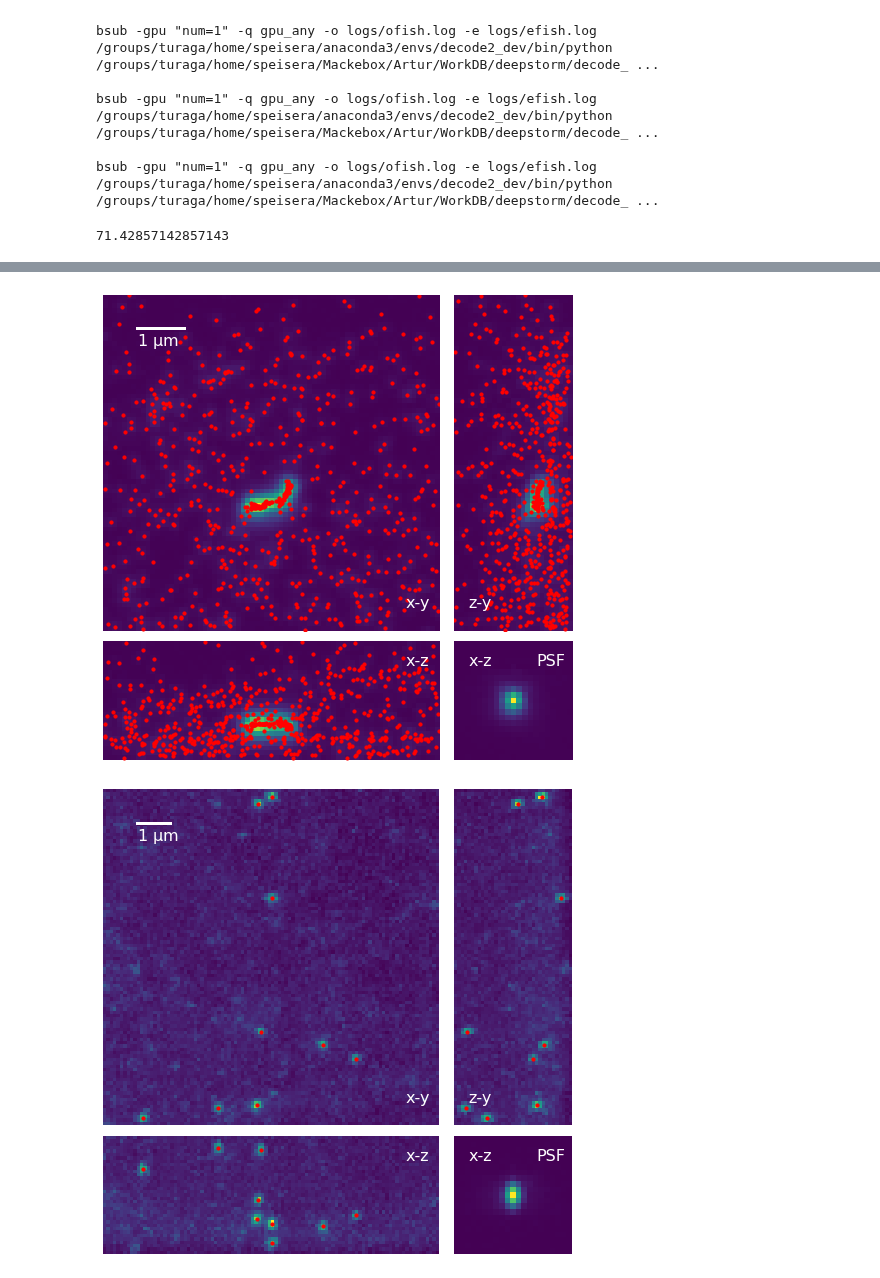
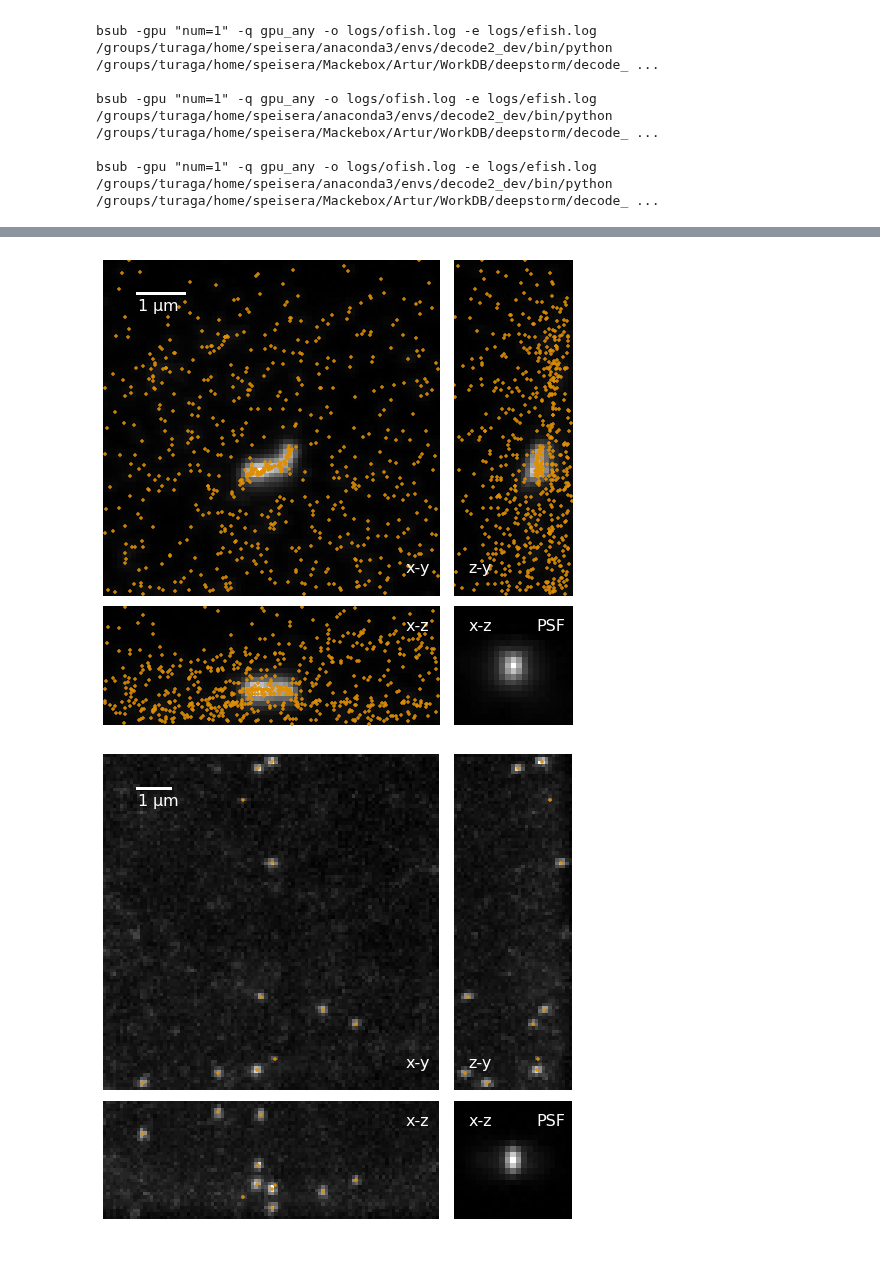
Before and after one commit to TuragaLab/decode_fish, a Jupyter notebook: figures/Real_fig.ipynb, the cells around one changed output, grey strips where cells are left out. Cells and saved outputs as stored; diff of their text form; code cells hidden in the pictures.

```diff
--- a/figures/Real_fig.ipynb
+++ b/figures/Real_fig.ipynb
@@ -15,15 +15,15 @@ base_string = f'bsub -gpu "num=1" -q gpu_any -o logs/ofish.log -e logs/efish.log
 
 exps = ['msp300', 'N2_352', 'rab11', 'scrib', 'sgg', 'Dlg1']
 ver = 'f1'
-name = 'f1_none'
+name = 'f1_max'
 
 with open('run_slurm.sh', 'w') as f:
     for exp in exps:
         cfg = OmegaConf.load(f'../config/experiment/{exp}_{ver}.yaml')
 
-        model_path = cfg.output.save_dir + '_none/model.pkl'
+        model_path = cfg.output.save_dir + '_max/model.pkl'
         image_path =  str(Path(cfg.data_path.image_path).parent) + f'/{exp}*.tif'
-        out_file = f'/groups/turaga/home/speisera/Mackebox/Artur/WorkDB/deepstorm/decode_fish/data/results/{exp}_{ver}.csv'
+        out_file = f'/groups/turaga/home/speisera/Mackebox/Artur/WorkDB/deepstorm/decode_fish/data/results/{exp}_{ver}_m.csv'
 
         exec_str = base_string + f' +out_file={out_file}  image_path={image_path} model_path={model_path}' + '\n'
         print(exec_str)
@@ -61,11 +61,11 @@ def plot_3d_projections(volume, psf_vol, proj_func=np.max, size=6, vmax=None, di
     plt.subplots_adjust(hspace=0.0,wspace=0.05)
 
     # usually imshow starts at -0.5 so we have to manually change that
-    im = ax_yx.imshow(proj_func(plot_vol, 0),vmax=vmax, extent=(0,x,y,0))
-    ax_yz.imshow(proj_func(plot_vol, 2).T,vmax=vmax, extent=(0,z,y,0))
-    ax_zx.imshow(proj_func(plot_vol, 1),vmax=vmax, extent=(0,x,z,0))
+    im = ax_yx.imshow(proj_func(plot_vol, 0),vmax=vmax, extent=(0,x,y,0), cmap='gray')
+    ax_yz.imshow(proj_func(plot_vol, 2).T,vmax=vmax, extent=(0,z,y,0), cmap='gray')
+    ax_zx.imshow(proj_func(plot_vol, 1),vmax=vmax, extent=(0,x,z,0), cmap='gray')
 
-    ax_t1.imshow(proj_func(psf_vol, 1), extent=(0,z,z,0))
+    ax_t1.imshow(np.mean(psf_vol, 1), extent=(0,z,z,0), cmap='gray')
 
     ax_t1.axis('off')
     ax_t2.axis('off')
@@ -84,21 +84,19 @@ def plot_3d_projections(volume, psf_vol, proj_func=np.max, size=6, vmax=None, di
 
     return fig, [ax_yx,ax_zx,ax_yz,ax_t1]
 
-def scat_3d_projections(axes, dfs, px_size_zyx=[1.,1.,1], s_fac=1.):
-    colors = ['red','black','orange']
+def scat_3d_projections(axes, dfs, px_size_zyx=[1.,1.,1], s_fac=1., legend=True):
+    colors = sns.color_palette('colorblind',n_colors=10)
     markers = ['o','+','x']
     if not isinstance(dfs, list):
         dfs = [dfs]
     for i,df in enumerate(dfs):
-        df = nm_to_px(df, px_size_zyx)
-        axes[0].scatter(df['x'],df['y'], color=colors[i], marker=markers[i], s=10*s_fac, label=f'DF {i}')
-        axes[1].scatter(df['x'],df['z'], color=colors[i], marker=markers[i], s=10*s_fac)
-        axes[2].scatter(df['z'],df['y'], color=colors[i], marker=markers[i], s=10*s_fac)
-#     axes[0].legend()
+        if len(df):
+            df = nm_to_px(df, px_size_zyx)
+            axes[0].scatter(df['x'],df['y'],  color=colors[i], alpha=0.9, marker='+',  s=10*s_fac)
+            axes[1].scatter(df['x'],df['z'],  color=colors[i], alpha=0.9, marker='+',  s=10*s_fac)
+            axes[2].scatter(df['z'],df['y'],  color=colors[i], alpha=0.9, marker='+',  s=10*s_fac)
+
+    if legend: axes[0].legend()
-# %%
-25/35*100
-# %% [output]
-71.42857142857143
 # %%
 # Set ratio to 35:100
 exp_sl = {}
@@ -112,6 +110,8 @@ exp_sl[exps[5]] = np.s_[:,:35,100:200,400:500]
 
 vexp = {}
 
+all_figs = []
+
 for exp in exps:
 
     cfg = OmegaConf.load(f'../config/experiment/{exp}_{ver}.yaml')
@@ -124,7 +124,7 @@ for exp in exps:
     sl = eval(cfg.evaluation.crop_sl,{'__builtins__': None},{'s_': np.s_})
     if exp not in exp_sl: exp_sl[exp] = sl
 
-    out_file = f'/groups/turaga/home/speisera/Mackebox/Artur/WorkDB/deepstorm/decode_fish/data/results/{exp}_{ver}.csv'
+    out_file = f'/groups/turaga/home/speisera/Mackebox/Artur/WorkDB/deepstorm/decode_fish/data/results/{exp}_{ver}_m.csv'
 
     dec_df = pd.read_csv(out_file)
     sub_df = dec_df[dec_df['frame_idx'] == ind]
@@ -133,13 +133,14 @@ for exp in exps:
     _, noise, micro = load_psf_noise_micro(cfg)
     micro.load_state_dict(torch.load(Path(cfg.output.save_dir)/'microscope.pkl'))
     psf_vol = cpu(micro.psf.psf_volume[0])
+    psf_vol = np.clip(psf_vol,0,1e6)
 
 #     plot_3d_projections(psf_vol, psf_vol)
     if exp not in vexp:
         vexp[exp]=None
 
     fig, axes = plot_3d_projections(img[exp_sl[exp]], psf_vol, size=5, vmax=vexp[exp])
-    _ = scat_3d_projections(axes, sub_df, px_size_zyx=[100,100,100])
+    _ = scat_3d_projections(axes, [DF(),sub_df], px_size_zyx=[100,100,100], legend=False)
 
     fac = img[exp_sl[exp]].shape[-1]/100
 
@@ -152,4 +153,6 @@ for exp in exps:
 
     axes[3].text(0.12,0.8,'x-z',fontsize=16,color='white',transform=axes[3].transAxes)
     axes[3].text(0.7,0.8,'PSF',fontsize=16,color='white',transform=axes[3].transAxes)
+
+    all_figs.append(fig)
 # %% [output]
@@ -160,2 +163,2 @@ for exp in exps:
-[figure, old version]
+[figure, new version]
-[figure, old version]
+[figure, new version]
```
Also changed, not shown: parts of 4 cells of this notebook, 30 other files.
